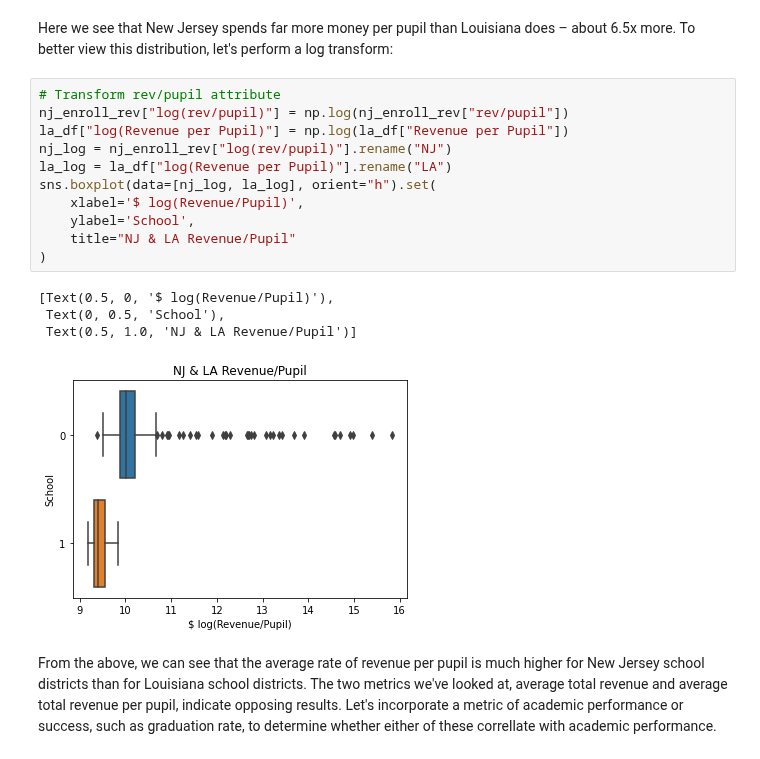
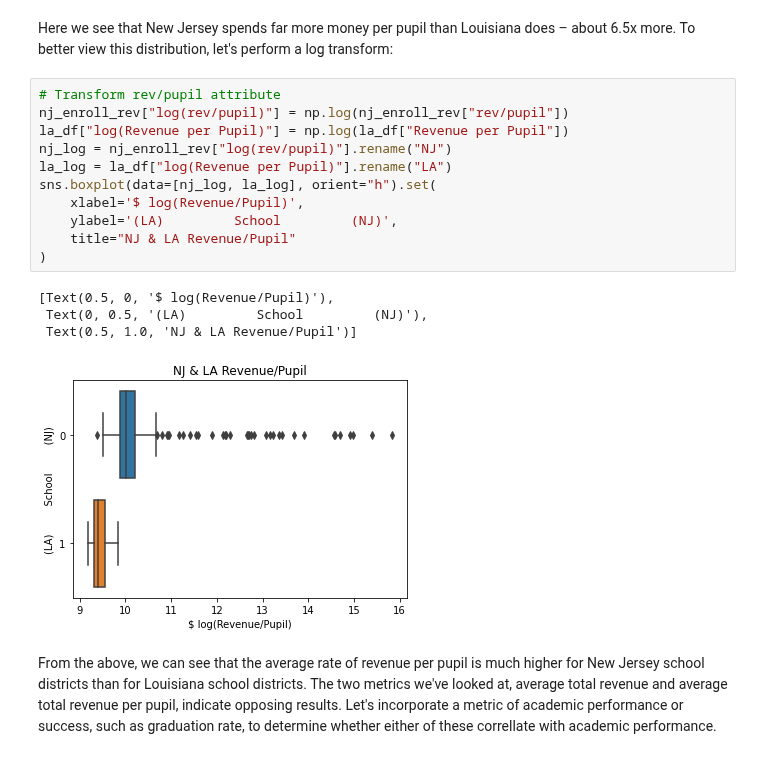
Before and after one commit to NickOuellet/NickOuellet.github.io, a Jupyter notebook: Final_Tutorial.ipynb, the cells around one changed output. Saved outputs shown, nothing was run; the diff lists cells and outputs as text.

```diff
--- a/Final_Tutorial.ipynb
+++ b/Final_Tutorial.ipynb
@@ -430,19 +431,19 @@ Here we see that New Jersey spends far more money per pupil than Louisiana does
 # %%
 # Transform rev/pupil attribute
 nj_enroll_rev["log(rev/pupil)"] = np.log(nj_enroll_rev["rev/pupil"])
 la_df["log(Revenue per Pupil)"] = np.log(la_df["Revenue per Pupil"])
 nj_log = nj_enroll_rev["log(rev/pupil)"].rename("NJ")
 la_log = la_df["log(Revenue per Pupil)"].rename("LA")
 sns.boxplot(data=[nj_log, la_log], orient="h").set(
     xlabel='$ log(Revenue/Pupil)',
-    ylabel='School',
+    ylabel='(LA)         School         (NJ)',
     title="NJ & LA Revenue/Pupil"
 )
 # %% [output]
 [Text(0.5, 0, '$ log(Revenue/Pupil)'),
- Text(0, 0.5, 'School'),
+ Text(0, 0.5, '(LA)         School         (NJ)'),
  Text(0.5, 1.0, 'NJ & LA Revenue/Pupil')]
-[figure, old version]
+[figure, new version]
 # %% [markdown]
 From the above, we can see that the average rate of revenue per pupil is much higher for New Jersey school districts than for Louisiana school districts. The two metrics we've looked at, average total revenue and average total revenue per pupil, indicate opposing results. Let's incorporate a metric of academic performance or success, such as graduation rate, to determine whether either of these correllate with academic performance.
 # %% [markdown]
```
Also changed, not shown: parts of 11 cells of this notebook, 7 other files.
